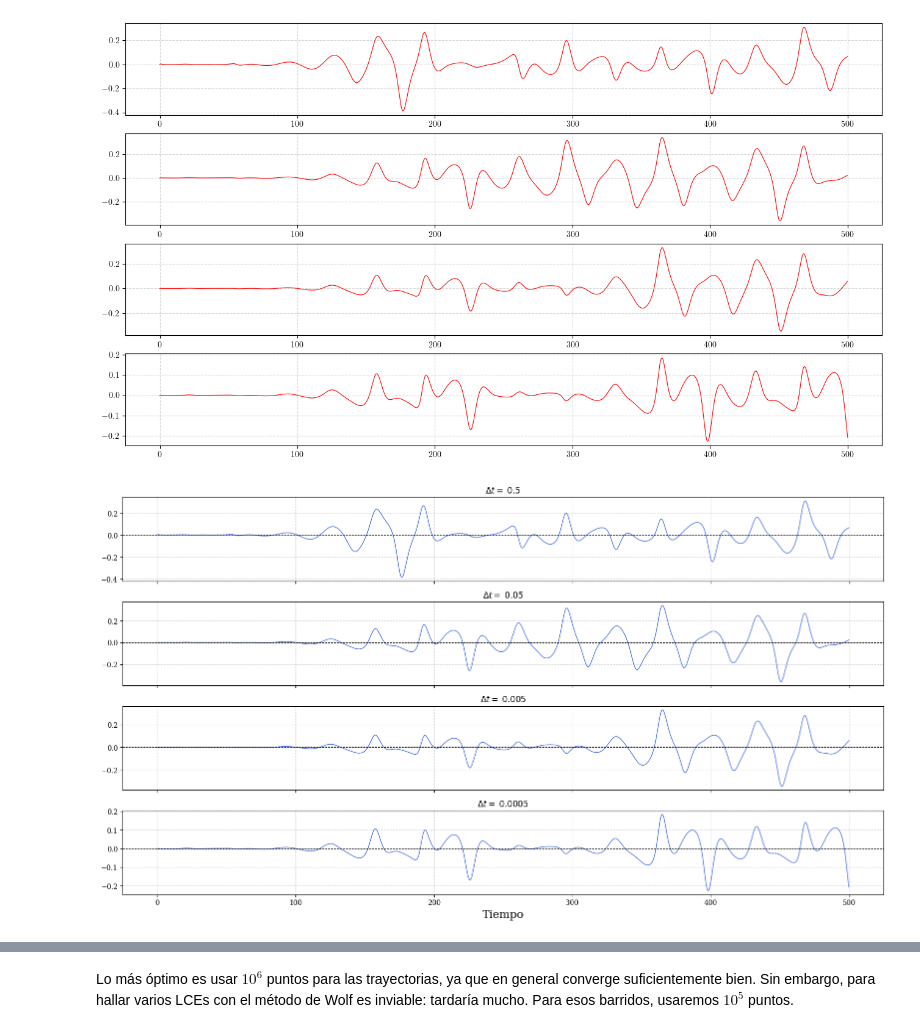
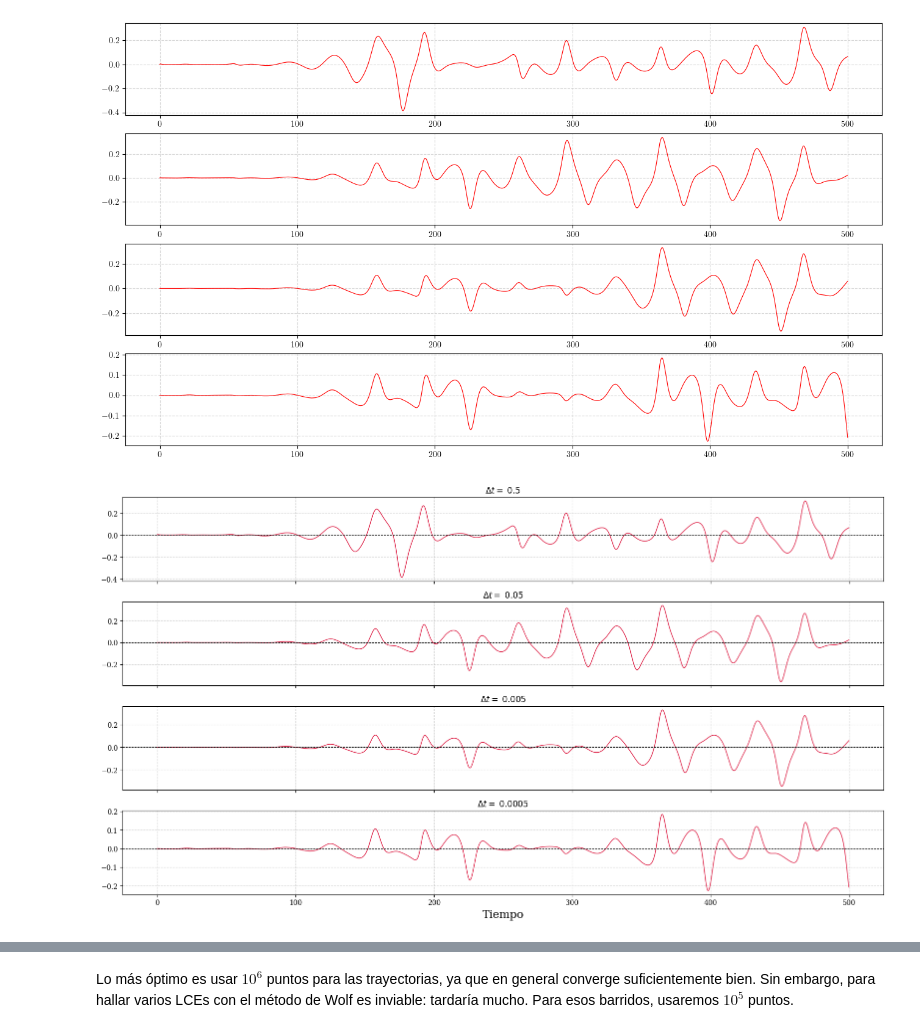
Before and after one commit to jenriquezafra/TFG, a Jupyter notebook: notebooks/comparations.ipynb, the cells around one changed output, grey strips where cells are left out. Cells and saved outputs as stored; diff of their text form; code cells hidden in the pictures.

```diff
--- a/notebooks/comparations.ipynb
+++ b/notebooks/comparations.ipynb
@@ -94,25 +94,25 @@ ax[3].plot(det_T_00005, dif_00005, lw=0.8, color = 'r')
 # %%
 
 fig, axes = plt.subplots(4, 1, figsize=(16, 9), sharex=True)
 
 datasets = [
     (det_T_05,    dif_05,    0.5),
     (det_T_005,   dif_005,   0.05),
     (det_T_0005,  dif_0005,  0.005),
     (det_T_00005, dif_00005, 0.0005),
 ]
 
 for ax, (x, y, dt) in zip(axes, datasets):
-    ax.plot(x, y, color='royalblue', lw=1)
+    ax.plot(x, y, color='crimson', lw=1)
     ax.axhline(0, color='k', lw=0.8, linestyle='--')
     # ax.set_ylabel('Diferencia')
     ax.set_title(r'$\Delta t =\ ' + f'{dt}$')
 
 axes[-1].set_xlabel('Tiempo', fontsize=16)
 plt.tight_layout()
 plt.show()
 # %% [output]
-[figure, old version]
+[figure, new version]
 # %%
 import matplotlib.lines as mlines
 fig, ax = plt.subplots(4, 1, figsize=(16, 9))
```
Also changed, not shown: parts of 1 cell of this notebook.
